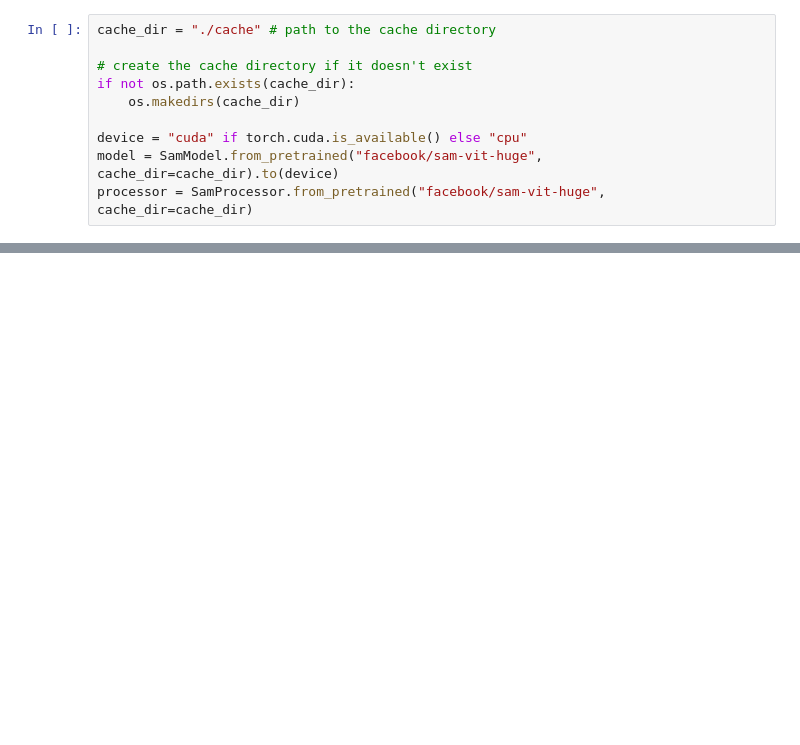
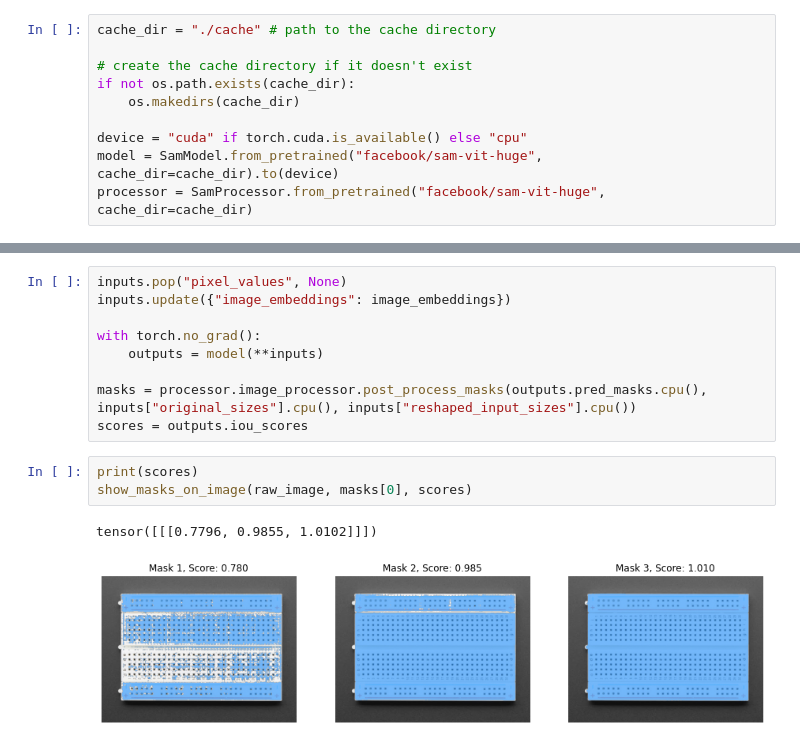
Before and after one commit to ingazhur/hardware-internal-tools, a Jupyter notebook: huggingface_test.ipynb, the cells around one changed output, grey strips where cells are left out. Saved outputs shown, nothing was run; the diff lists cells and outputs as text; blank space fills up the shorter version.

```diff
--- a/huggingface_test.ipynb
+++ b/huggingface_test.ipynb
@@ -52,0 +50,15 @@ plt.show()
+# %%
+inputs.pop("pixel_values", None)
+inputs.update({"image_embeddings": image_embeddings})
+
+with torch.no_grad():
+    outputs = model(**inputs)
+
+masks = processor.image_processor.post_process_masks(outputs.pred_masks.cpu(), inputs["original_sizes"].cpu(), inputs["reshaped_input_sizes"].cpu())
+scores = outputs.iou_scores
+# %%
+print(scores)
+show_masks_on_image(raw_image, masks[0], scores)
+# %% [output]
+tensor([[[0.7796, 0.9855, 1.0102]]])
+[figure, added]
```
Also changed, not shown: parts of 8 cells of this notebook, 10 other files.
